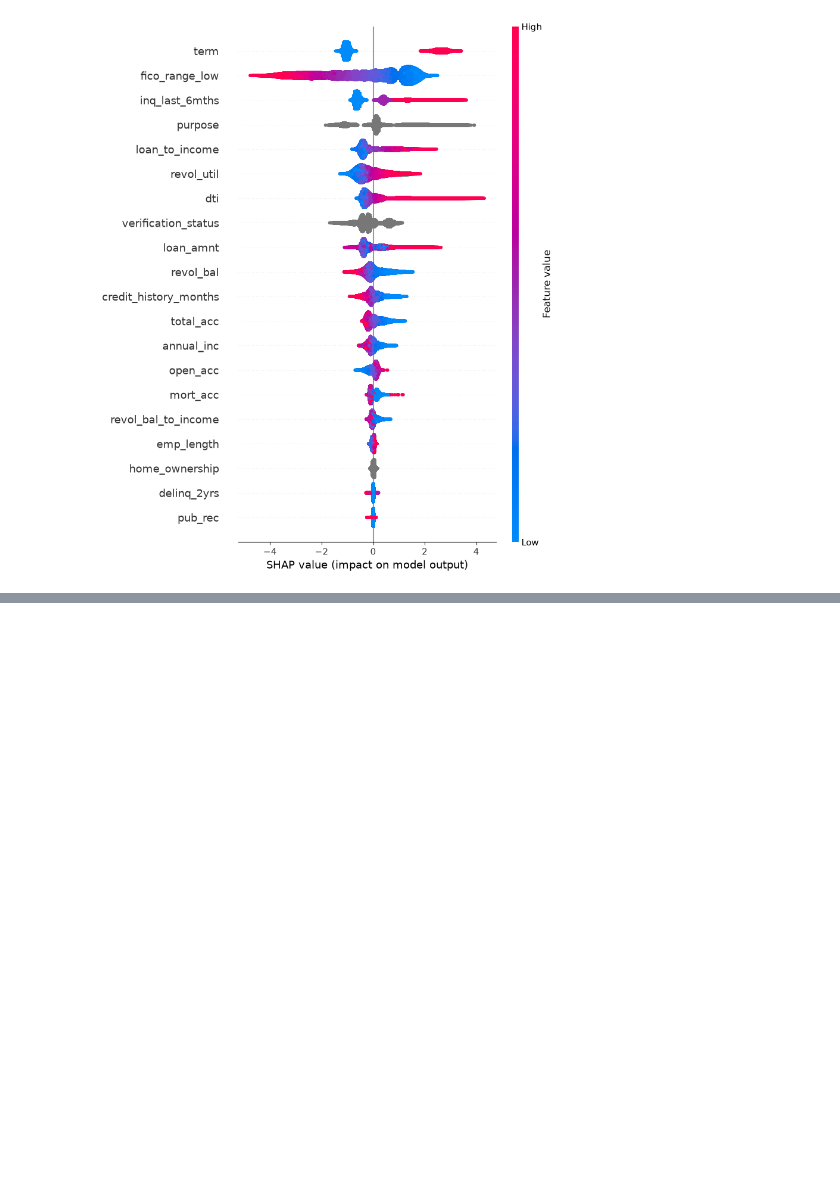
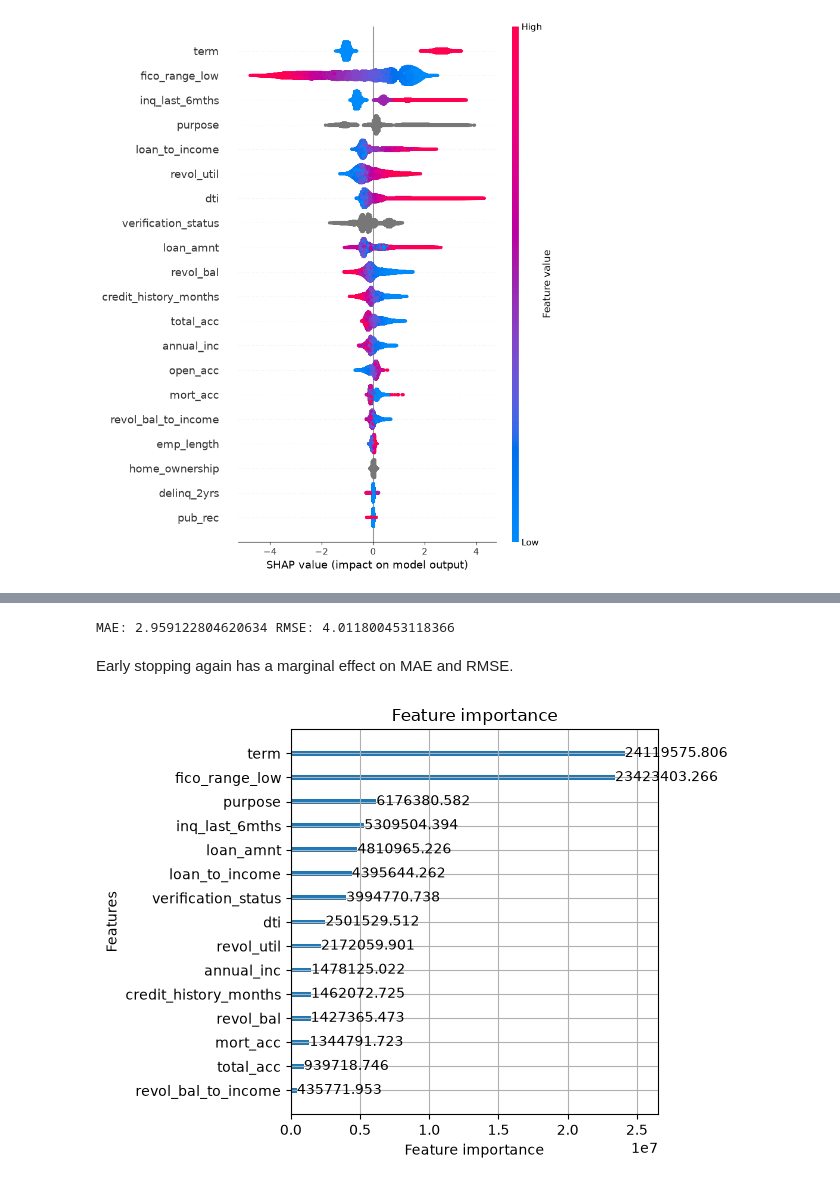
Before and after one commit to eth-tran/STAT-444-Final-Project, a Jupyter notebook: S444-Modelling.ipynb, the cells around one changed output, grey strips where cells are left out. Cells and saved outputs as stored; diff of their text form; code cells hidden in the pictures; blank space fills up the shorter version.

Commit message:
Early stopping: MAE/RMSE slightly decreased

```diff
--- a/S444-Modelling.ipynb
+++ b/S444-Modelling.ipynb
@@ -144,0 +147,8 @@ shap.summary_plot(shap_values, X_test)
+# %%
+model3 = lgb.LGBMRegressor(random_state=42, n_estimators=1000)
+model3.fit(X_train, y_train, categorical_feature=categorical_cols,
+          eval_set=[(X_test, y_test)], callbacks=[lgb.early_stopping(50)])
+
+preds3 = model3.predict(X_test)
+mae3 = mean_absolute_error(y_test, preds3)
+rmse3 = np.sqrt(mean_squared_error(y_test, preds3))
@@ -144,0 +165,13 @@ shap.summary_plot(shap_values, X_test)
+# %%
+print("MAE:", mae3, "RMSE:", rmse3)
+# %% [output]
+MAE: 2.959122804620634 RMSE: 4.011800453118366
+# %% [markdown]
+Early stopping again has a marginal effect on MAE and RMSE.
+# %%
+import matplotlib.pyplot as plt
+lgb.plot_importance(model3, max_num_features=15, importance_type='gain')
+plt.tight_layout()
+plt.show()
+# %% [output]
+[figure, added]
```
Also changed, not shown: parts of 3 cells of this notebook.
